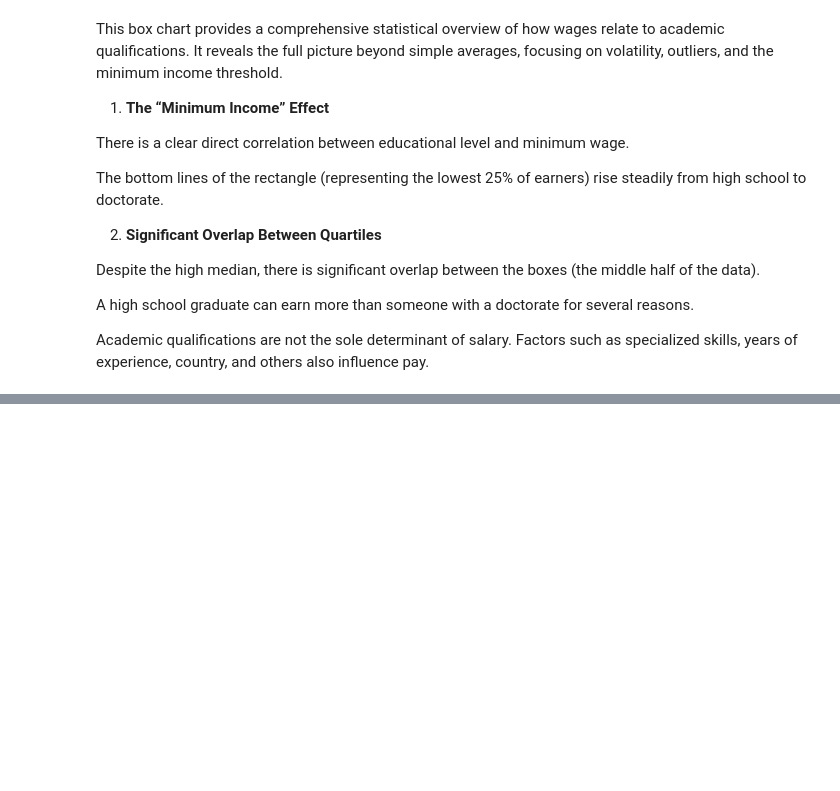
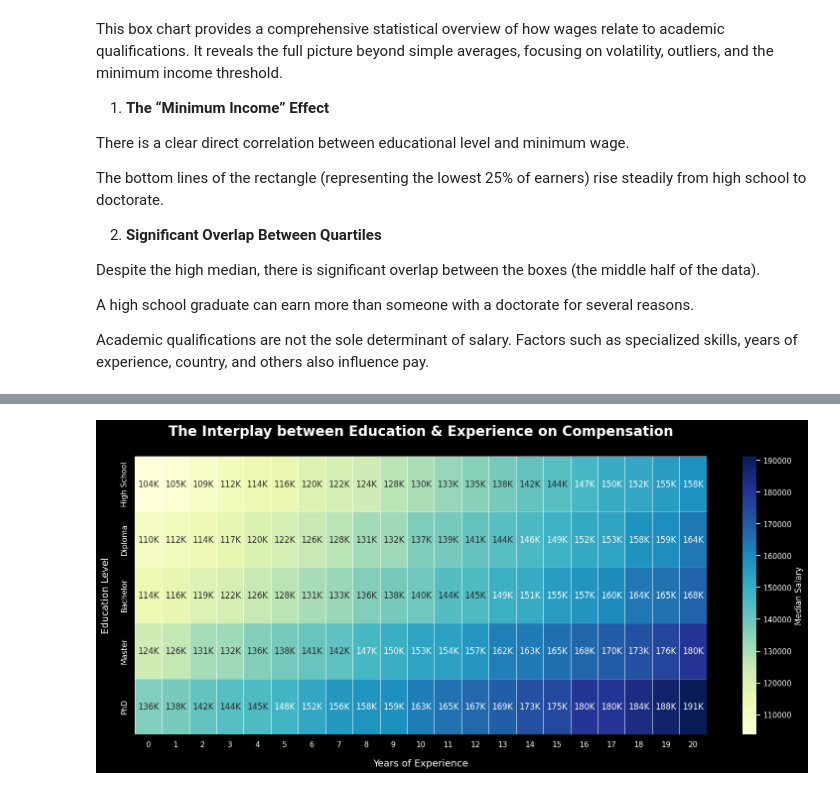
Before and after one commit to younesbensaid/Data-Analytics-projects, a Jupyter notebook: Large-Scale Dataset Analysis: 250K Job Records/NoteBook/Large-Scale Dataset Analysis: 250K Job Records.ipynb, the cells around one changed output, grey strips where cells are left out. Cells and saved outputs as stored; diff of their text form; code cells hidden in the pictures; blank space fills up the shorter version.

Commit message:
The Interplay between Education & Experience on Compensation

```diff
--- a/Large-Scale Dataset Analysis: 250K Job Records/NoteBook/Large-Scale Dataset Analysis: 250K Job Records.ipynb
+++ b/Large-Scale Dataset Analysis: 250K Job Records/NoteBook/Large-Scale Dataset Analysis: 250K Job Records.ipynb
@@ -590,0 +593,7 @@ Academic qualifications are not the sole determinant of salary. Factors such as
+# %%
+pivot_df = df.pivot_table(
+    index='education_level',
+    columns='experience_years',
+    values='salary',
+    aggfunc='median'
+).reindex(['High School', 'Diploma', 'Bachelor', 'Master', 'PhD'])
@@ -590,0 +611,29 @@ Academic qualifications are not the sole determinant of salary. Factors such as
+# %%
+
+plt.style.use('dark_background')
+
+annot_text = pivot_df.map(lambda x: f'{x/1000:.0f}K' if pd.notnull(x) else '')
+
+fig, ax = plt.subplots(figsize=(18, 8))
+
+sns.heatmap(
+    pivot_df,
+    annot=annot_text,
+    fmt="",
+    cmap="YlGnBu",
+    linewidths=.5,
+    cbar_kws={'label': 'Median Salary'},
+    ax=ax
+)
+
+ax.set_title('The Interplay between Education & Experience on Compensation',
+             fontsize=20, fontweight='bold', pad=30)
+
+ax.set_xlabel('Years of Experience', fontsize=14, labelpad=15)
+ax.set_ylabel('Education Level', fontsize=14, labelpad=15)
+
+plt.subplots_adjust(top=0.85, bottom=0.15, left=0.15, right=0.95)
+
+plt.show()
+# %% [output]
+[figure, added]
```
Also changed, not shown: parts of 3 cells of this notebook.
